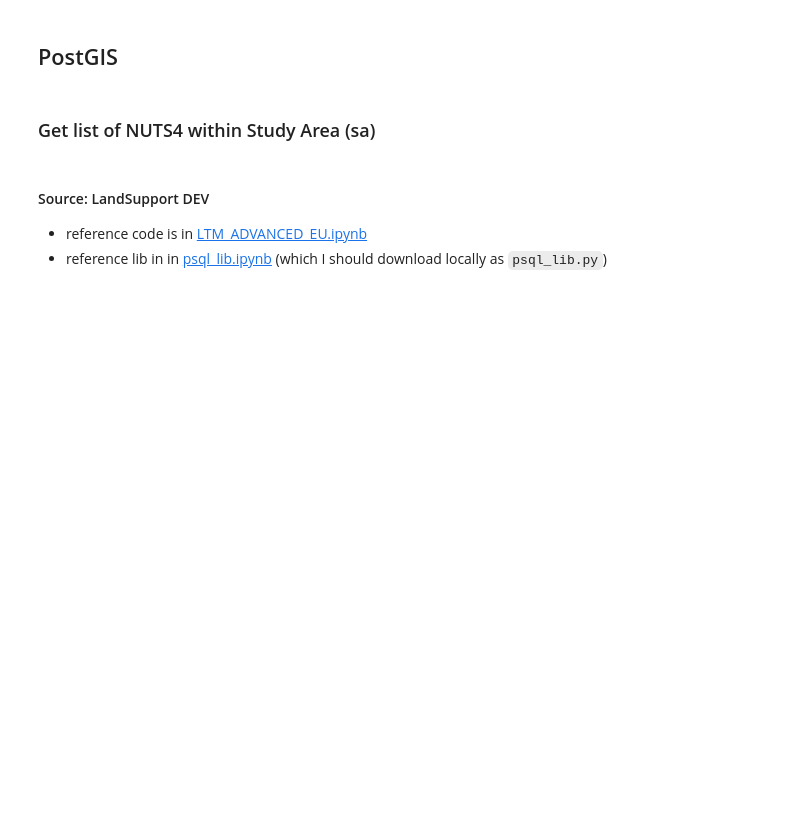
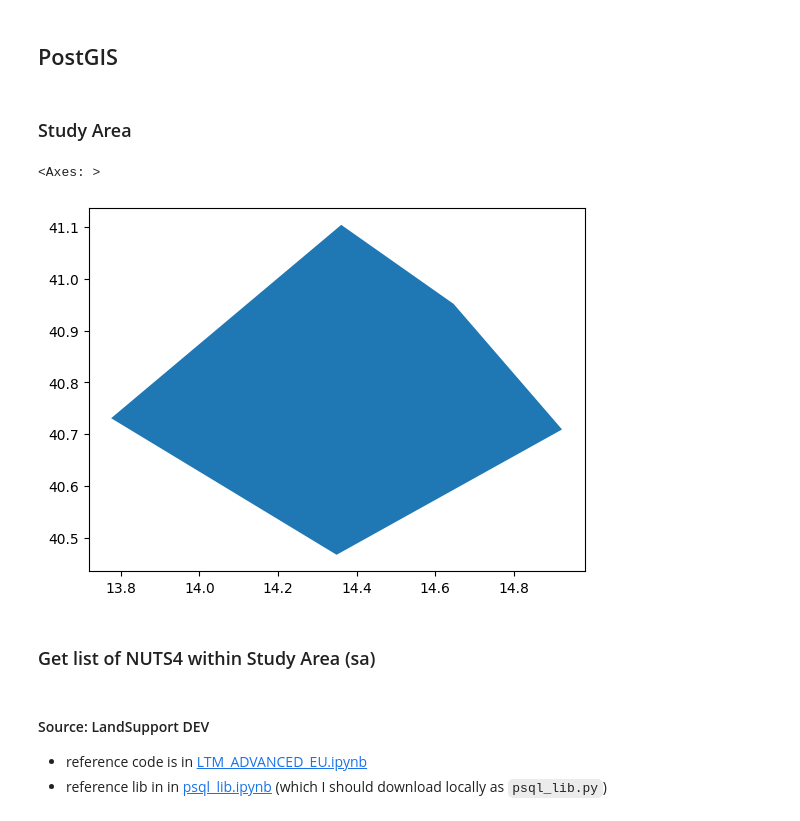
Before and after one commit to giulange/imperviousness-segmentation, a Jupyter notebook: nuts4.ipynb, the cells around one changed output. Cells and saved outputs as stored; diff of their text form; code cells hidden in the pictures; blank space fills up the shorter version.

```diff
--- a/nuts4.ipynb
+++ b/nuts4.ipynb
@@ -10,5 +75,17 @@ https://ec.europa.eu/eurostat/web/main/data/web-services
 # %% [markdown]
 ## PostGIS
+# %% [markdown]
+### Study Area
+# %%
+# sa_fil = "italy_center_south.geojson"
+sa_fil = "naples_metropolytan.geojson"
+# %%
+sa = gpd.read_file(sa_fil)
+# %%
+sa.plot()
+# %% [output]
+<Axes: >
+[figure, added]
 # %% [markdown]
 ### Get list of NUTS4 within Study Area (sa)
 # %% [markdown]
```
Also changed, not shown: parts of 30 cells of this notebook, 12 other files.
